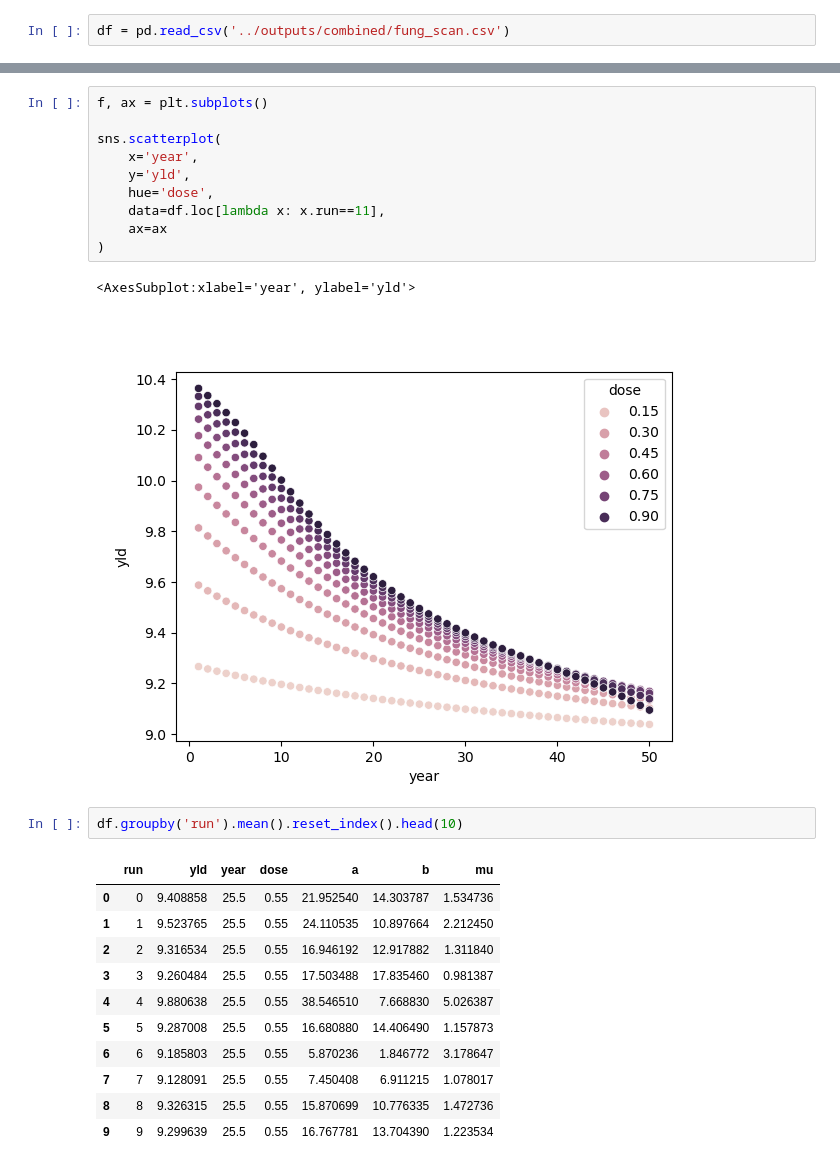
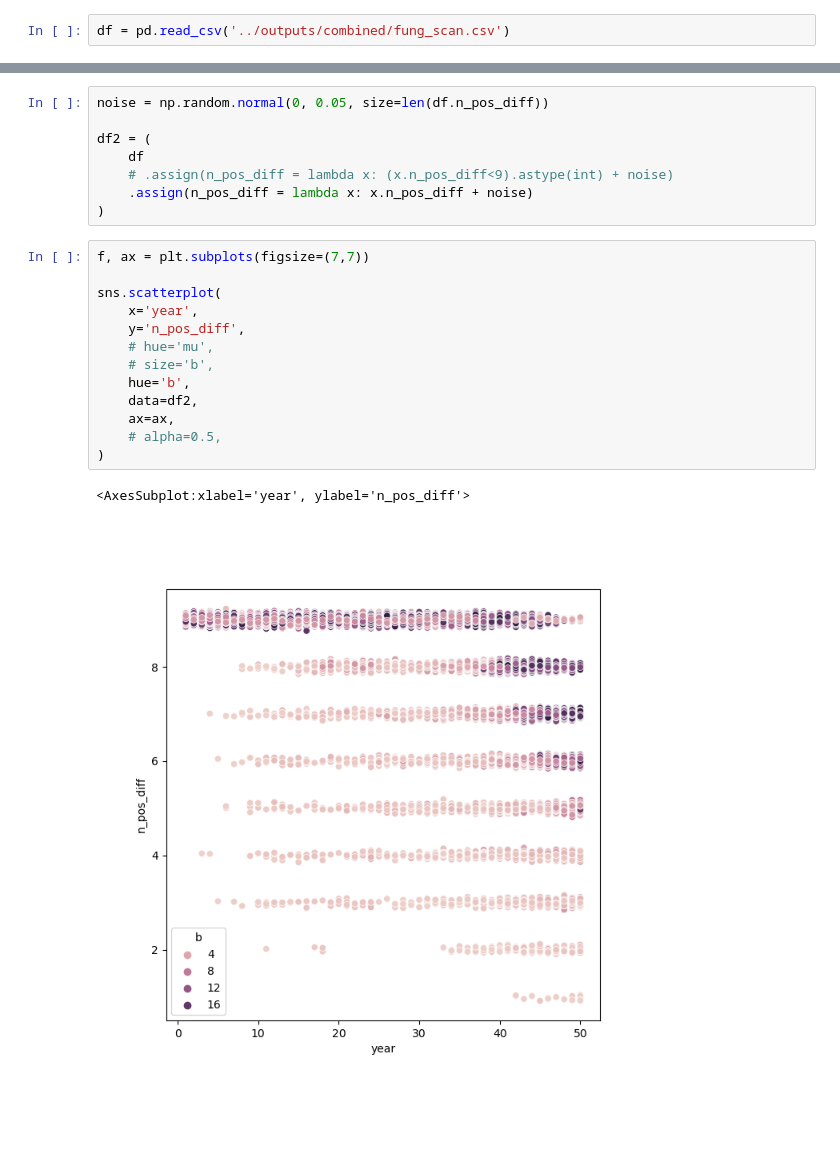
Before and after one commit to nt409/quant-res-doses, a Jupyter notebook: notebooks/001_rough.ipynb, the cells around one changed output, grey strips where cells are left out. Drawn from its saved outputs; the diff is of its cells as text; blank space fills up the shorter version.

```diff
--- a/notebooks/001_rough.ipynb
+++ b/notebooks/001_rough.ipynb
@@ -71,27 +43,24 @@ plt.close('all')
+# %%
+noise = np.random.normal(0, 0.05, size=len(df.n_pos_diff))
+
+df2 = (
+    df
+    # .assign(n_pos_diff = lambda x: (x.n_pos_diff<9).astype(int) + noise)
+    .assign(n_pos_diff = lambda x: x.n_pos_diff + noise)
+)
 # %%
-f, ax = plt.subplots()
+f, ax = plt.subplots(figsize=(7,7))
 
 sns.scatterplot(
     x='year',
-    y='yld',
-    hue='dose',
-    data=df.loc[lambda x: x.run==11],
-    ax=ax
+    y='n_pos_diff',
+    # hue='mu',
+    # size='b',
+    hue='b',
+    data=df2,
+    ax=ax,
+    # alpha=0.5,
 )
 # %% [output]
-<AxesSubplot:xlabel='year', ylabel='yld'>
+<AxesSubplot:xlabel='year', ylabel='n_pos_diff'>
-[figure, old version]
+[figure, new version]
-# %%
-df.groupby('run').mean().reset_index().head(10)
-# %% [output]
-|  | run | yld | year | dose | a | b | mu |
-| 0 | 0 | 9.408858 | 25.5 | 0.55 | 21.952540 | 14.303787 | 1.534736 |
-| 1 | 1 | 9.523765 | 25.5 | 0.55 | 24.110535 | 10.897664 | 2.212450 |
-| 2 | 2 | 9.316534 | 25.5 | 0.55 | 16.946192 | 12.917882 | 1.311840 |
-| 3 | 3 | 9.260484 | 25.5 | 0.55 | 17.503488 | 17.835460 | 0.981387 |
-| 4 | 4 | 9.880638 | 25.5 | 0.55 | 38.546510 | 7.668830 | 5.026387 |
-| 5 | 5 | 9.287008 | 25.5 | 0.55 | 16.680880 | 14.406490 | 1.157873 |
-| 6 | 6 | 9.185803 | 25.5 | 0.55 | 5.870236 | 1.846772 | 3.178647 |
-| 7 | 7 | 9.128091 | 25.5 | 0.55 | 7.450408 | 6.911215 | 1.078017 |
-| 8 | 8 | 9.326315 | 25.5 | 0.55 | 15.870699 | 10.776335 | 1.472736 |
-| 9 | 9 | 9.299639 | 25.5 | 0.55 | 16.767781 | 13.704390 | 1.223534 |
```
Also changed, not shown: parts of 7 cells of this notebook, 2 other files.
